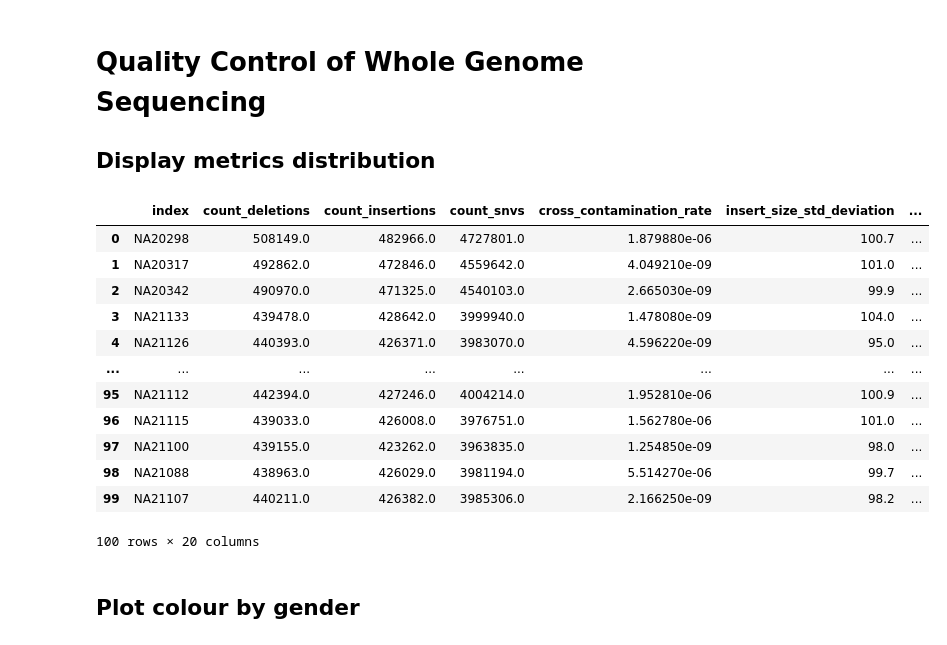
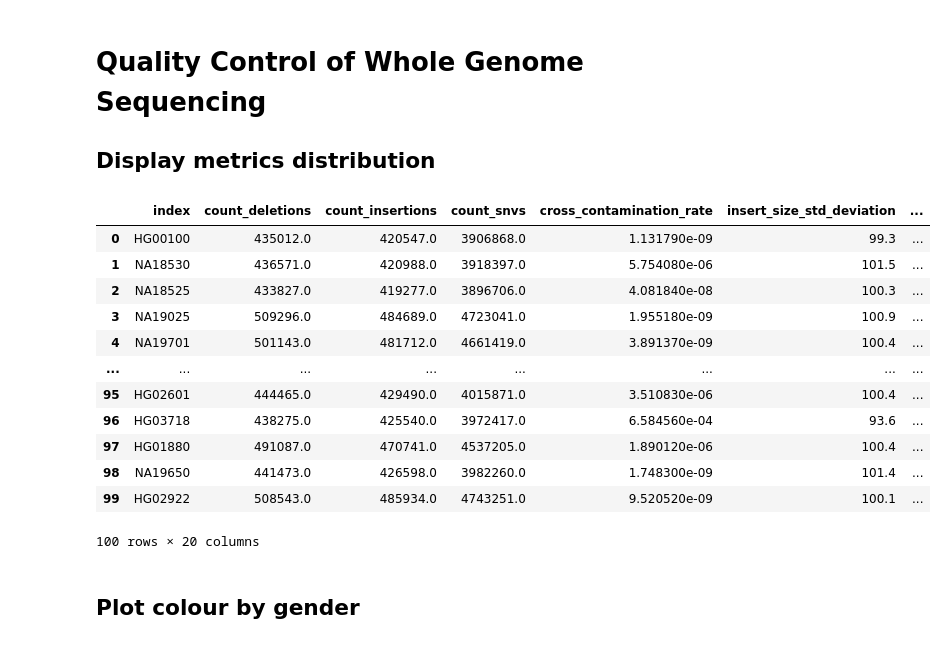
Before and after one commit to ga4gh/quality-control-wgs, a Jupyter notebook: benchmark_resources/stats/Metrics_distribution.ipynb, the cells around one changed output. Drawn from its saved outputs; the diff is of its cells as text; code cells hidden in the pictures.

```diff
--- a/benchmark_resources/stats/Metrics_distribution.ipynb
+++ b/benchmark_resources/stats/Metrics_distribution.ipynb
@@ -20,46 +20,46 @@ ylims = {
 # %%
 import pandas as pd
 import glob
 
 # Load all the metrics.json file within a directory
-files = glob.glob(f'../n.100-1kg-dragen3.7.6-npm-sample-qc-vc-results/*.metrics.json')
+files = glob.glob(f'../n.100-1kg-igsr-diversity-dragen3.7.6-npm-sample-qc-aln-vc-results/*.metrics.json')
 # Parse 1 file in 1 df
 df_array = [preprocess_json(file) for file in files]
 # Concat all df into one
 df_ = pd.concat(df_array, axis=1, ignore_index=False)
 # Transpose
 dft = df_.T.reset_index()
 
 dft
 
 
 # Read the samples metadata csv file into pandas DataFrames
-df_metadata = pd.read_csv('../1KG_100samples_info_igsr.csv')
+df_metadata = pd.read_csv('../1KG_100samples_diversity_info_igsr.csv')
 df_metadata
 
 
 # Select only the 'Sample_name' 'Sex' and 'Population_name' columns from df_metadata
 df_metadata = df_metadata[['Sample_name', 'Sex', 'Superpopulation_code']]
 
 
 # Merge the DataFrames on the 'Sample_name' column, retaining all rows from dft
 # merged_df = pd.merge(dft, df_metadata1, on='Sample_name', how='left')
 merged_dft = pd.merge(dft, df_metadata, left_on='index', right_on='Sample_name', how='left')
 
 merged_dft
 # %% [output]
 |  | index | count_deletions | count_insertions | count_snvs | cross_contamination_rate | insert_size_std_deviation | ... |
-| 0 | NA20298 | 508149.0 | 482966.0 | 4727801.0 | 1.879880e-06 | 100.7 | ... |
-| 1 | NA20317 | 492862.0 | 472846.0 | 4559642.0 | 4.049210e-09 | 101.0 | ... |
-| 2 | NA20342 | 490970.0 | 471325.0 | 4540103.0 | 2.665030e-09 | 99.9 | ... |
-| 3 | NA21133 | 439478.0 | 428642.0 | 3999940.0 | 1.478080e-09 | 104.0 | ... |
-| 4 | NA21126 | 440393.0 | 426371.0 | 3983070.0 | 4.596220e-09 | 95.0 | ... |
+| 0 | HG00100 | 435012.0 | 420547.0 | 3906868.0 | 1.131790e-09 | 99.3 | ... |
+| 1 | NA18530 | 436571.0 | 420988.0 | 3918397.0 | 5.754080e-06 | 101.5 | ... |
+| 2 | NA18525 | 433827.0 | 419277.0 | 3896706.0 | 4.081840e-08 | 100.3 | ... |
+| 3 | NA19025 | 509296.0 | 484689.0 | 4723041.0 | 1.955180e-09 | 100.9 | ... |
+| 4 | NA19701 | 501143.0 | 481712.0 | 4661419.0 | 3.891370e-09 | 100.4 | ... |
 | ... | ... | ... | ... | ... | ... | ... | ... |
-| 95 | NA21112 | 442394.0 | 427246.0 | 4004214.0 | 1.952810e-06 | 100.9 | ... |
-| 96 | NA21115 | 439033.0 | 426008.0 | 3976751.0 | 1.562780e-06 | 101.0 | ... |
-| 97 | NA21100 | 439155.0 | 423262.0 | 3963835.0 | 1.254850e-09 | 98.0 | ... |
-| 98 | NA21088 | 438963.0 | 426029.0 | 3981194.0 | 5.514270e-06 | 99.7 | ... |
-| 99 | NA21107 | 440211.0 | 426382.0 | 3985306.0 | 2.166250e-09 | 98.2 | ... |
+| 95 | HG02601 | 444465.0 | 429490.0 | 4015871.0 | 3.510830e-06 | 100.4 | ... |
+| 96 | HG03718 | 438275.0 | 425540.0 | 3972417.0 | 6.584560e-04 | 93.6 | ... |
+| 97 | HG01880 | 491087.0 | 470741.0 | 4537205.0 | 1.890120e-06 | 100.4 | ... |
+| 98 | NA19650 | 441473.0 | 426598.0 | 3982260.0 | 1.748300e-09 | 101.4 | ... |
+| 99 | HG02922 | 508543.0 | 485934.0 | 4743251.0 | 9.520520e-09 | 100.1 | ... |
 100 rows × 20 columns
 # %% [markdown]
 ## Plot colour by gender
```
Also changed, not shown: parts of 2 cells of this notebook.
